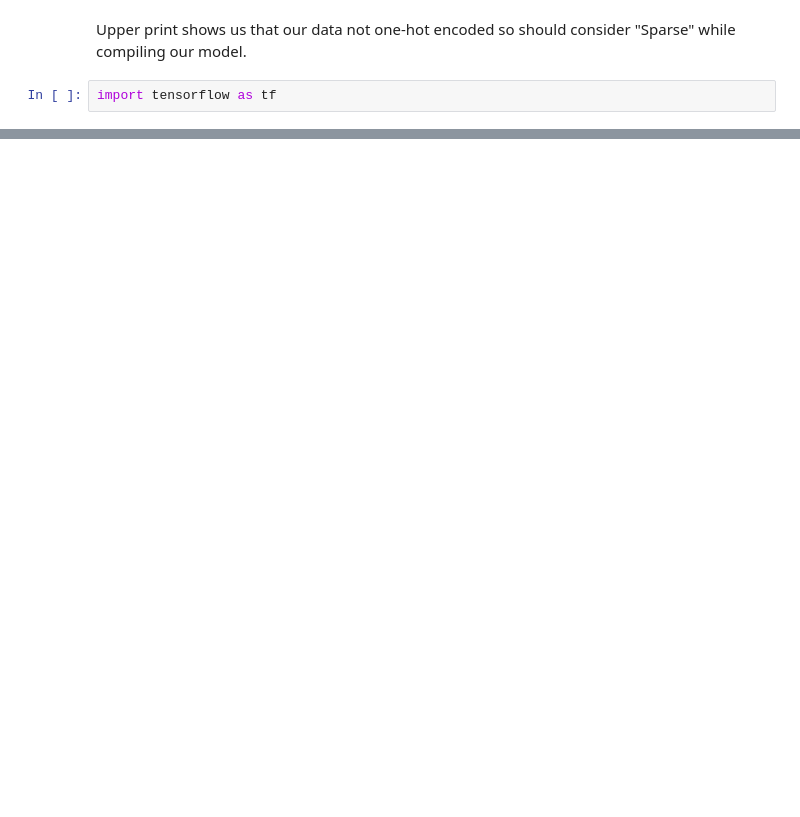
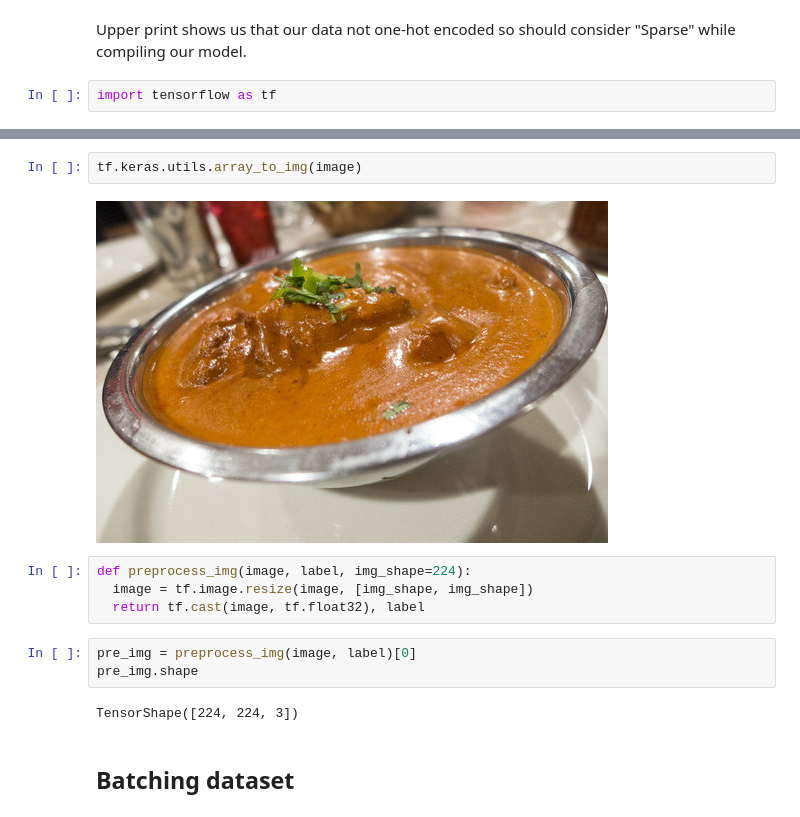
Before and after one commit to imemmul/Food_classification_EfficientNetB4, a Jupyter notebook: food_classification_002.ipynb, the cells around one changed output, grey strips where cells are left out. Drawn from its saved outputs; the diff is of its cells as text; blank space fills up the shorter version.

```diff
--- a/food_classification_002.ipynb
+++ b/food_classification_002.ipynb
@@ -98,0 +99,15 @@ plt.axis(False)
+# %%
+tf.keras.utils.array_to_img(image)
+# %% [output]
+[figure, added]
+# %%
+def preprocess_img(image, label, img_shape=224):
+  image = tf.image.resize(image, [img_shape, img_shape])
+  return tf.cast(image, tf.float32), label
+# %%
+pre_img = preprocess_img(image, label)[0]
+pre_img.shape
+# %% [output]
+TensorShape([224, 224, 3])
+# %% [markdown]
+## Batching dataset
```
Also changed, not shown: parts of 17 cells of this notebook.
